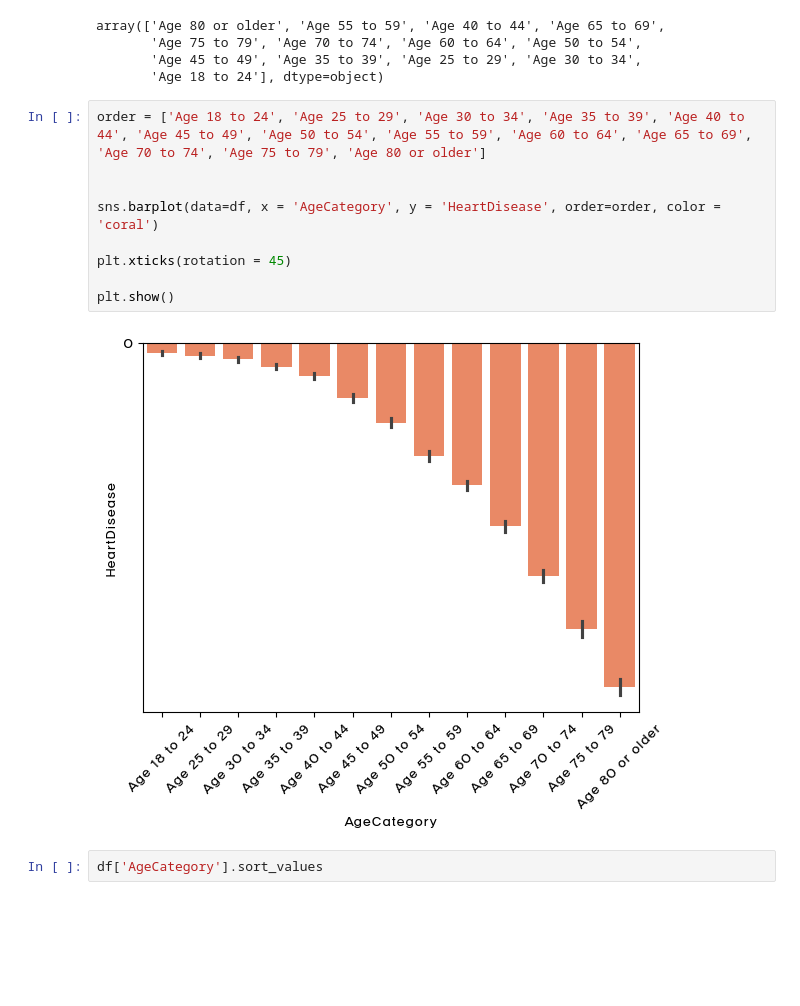
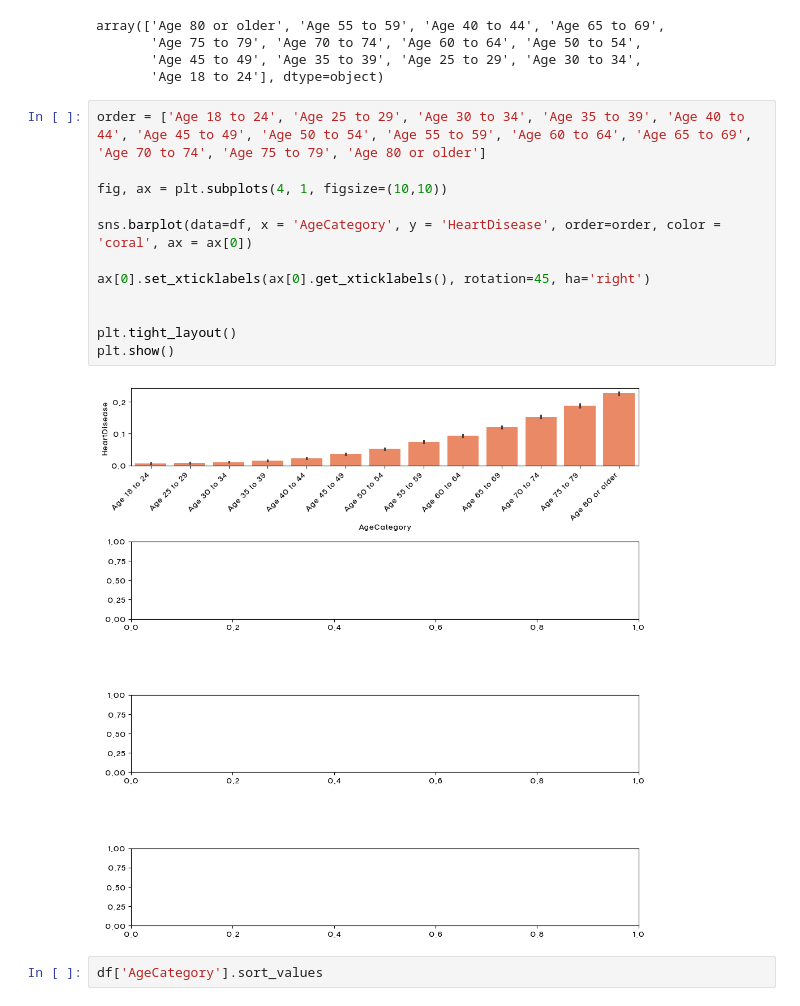
Before and after one commit to Team-3man/disease_analysis, a Jupyter notebook: lks.ipynb, the cells around one changed output. Cells and saved outputs as stored; diff of their text form; blank space fills up the shorter version.

```diff
--- a/lks.ipynb
+++ b/lks.ipynb
@@ -96,14 +96,17 @@ array(['Age 80 or older', 'Age 55 to 59', 'Age 40 to 44', 'Age 65 to 69',
 # %%
 order = ['Age 18 to 24', 'Age 25 to 29', 'Age 30 to 34', 'Age 35 to 39', 'Age 40 to 44', 'Age 45 to 49', 'Age 50 to 54', 'Age 55 to 59', 'Age 60 to 64', 'Age 65 to 69', 'Age 70 to 74', 'Age 75 to 79', 'Age 80 or older']
 
+fig, ax = plt.subplots(4, 1, figsize=(10,10))
 
-sns.barplot(data=df, x = 'AgeCategory', y = 'HeartDisease', order=order, color = 'coral')
+sns.barplot(data=df, x = 'AgeCategory', y = 'HeartDisease', order=order, color = 'coral', ax = ax[0])
 
-plt.xticks(rotation = 45)
+ax[0].set_xticklabels(ax[0].get_xticklabels(), rotation=45, ha='right')
 
+
+plt.tight_layout()
 plt.show()
 # %% [output]
-[figure, old version]
+[figure, new version]
 # %%
 df['AgeCategory'].sort_values
 # %% [output]
```
Also changed, not shown: parts of 1 cell of this notebook.
